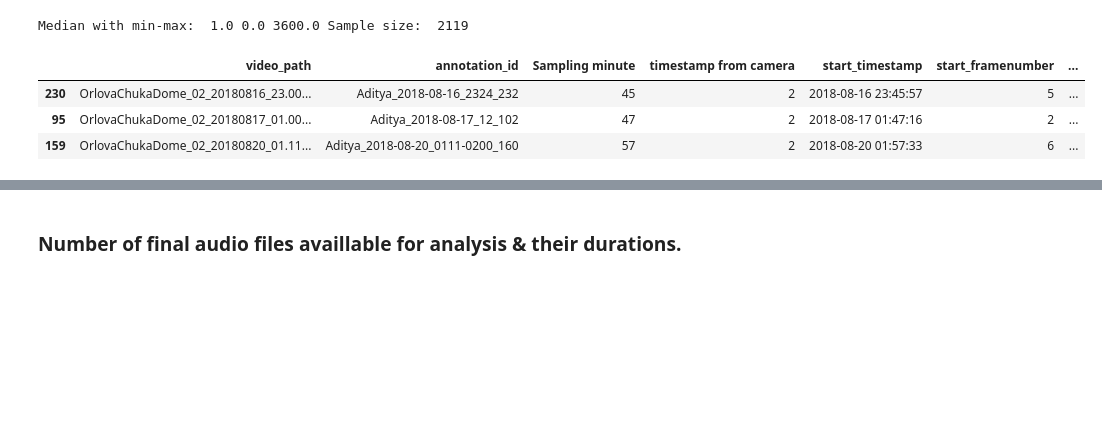
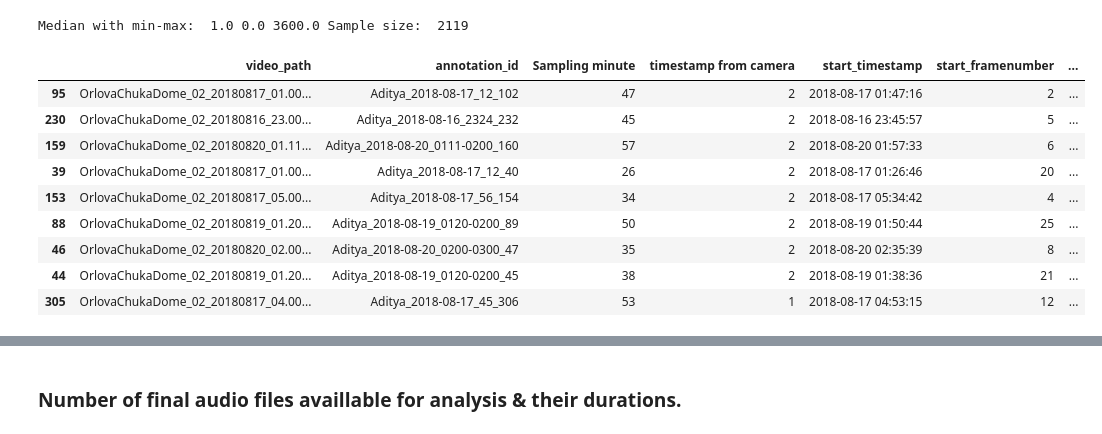
Before and after one commit to thejasvibr/mhbc-online, a Jupyter notebook: combined_analysis/generating_summary_data_and_plot_for_manuscript.ipynb, the cells around one changed output, grey strips where cells are left out. Saved outputs shown, nothing was run; the diff lists cells and outputs as text; code cells hidden in the pictures; blank space fills up the shorter version.

```diff
--- a/combined_analysis/generating_summary_data_and_plot_for_manuscript.ipynb
+++ b/combined_analysis/generating_summary_data_and_plot_for_manuscript.ipynb
@@ -198,9 +195,16 @@ print('Median with min-max: ',median, mindurn, maxdurn, 'Sample size: ', len(val
 Median with min-max:  1.0 0.0 3600.0 Sample size:  2119
 # %%
 # where are these weird looong annotations from?
-all_dfs_wdurations[all_dfs_wdurations['flight_activity_duration'] > 100]
+threshold_duration = 30
+all_dfs_wdurations[all_dfs_wdurations['flight_activity_duration'] > threshold_duration].sort_values('flight_activity_duration', ascending=False)
 # %% [output]
 |  | video_path | annotation_id | Sampling minute | timestamp from camera | start_timestamp | start_framenumber | ... |
+| 95 | OrlovaChukaDome_02_20180817_01.00... | Aditya_2018-08-17_12_102 | 47 | 2 | 2018-08-17 01:47:16 | 2 | ... |
 | 230 | OrlovaChukaDome_02_20180816_23.00... | Aditya_2018-08-16_2324_232 | 45 | 2 | 2018-08-16 23:45:57 | 5 | ... |
-| 95 | OrlovaChukaDome_02_20180817_01.00... | Aditya_2018-08-17_12_102 | 47 | 2 | 2018-08-17 01:47:16 | 2 | ... |
 | 159 | OrlovaChukaDome_02_20180820_01.11... | Aditya_2018-08-20_0111-0200_160 | 57 | 2 | 2018-08-20 01:57:33 | 6 | ... |
+| 39 | OrlovaChukaDome_02_20180817_01.00... | Aditya_2018-08-17_12_40 | 26 | 2 | 2018-08-17 01:26:46 | 20 | ... |
+| 153 | OrlovaChukaDome_02_20180817_05.00... | Aditya_2018-08-17_56_154 | 34 | 2 | 2018-08-17 05:34:42 | 4 | ... |
+| 88 | OrlovaChukaDome_02_20180819_01.20... | Aditya_2018-08-19_0120-0200_89 | 50 | 2 | 2018-08-19 01:50:44 | 25 | ... |
+| 46 | OrlovaChukaDome_02_20180820_02.00... | Aditya_2018-08-20_0200-0300_47 | 35 | 2 | 2018-08-20 02:35:39 | 8 | ... |
+| 44 | OrlovaChukaDome_02_20180819_01.20... | Aditya_2018-08-19_0120-0200_45 | 38 | 2 | 2018-08-19 01:38:36 | 21 | ... |
+| 305 | OrlovaChukaDome_02_20180817_04.00... | Aditya_2018-08-17_45_306 | 53 | 1 | 2018-08-17 04:53:15 | 12 | ... |
```
Also changed, not shown: parts of 5 cells of this notebook.
